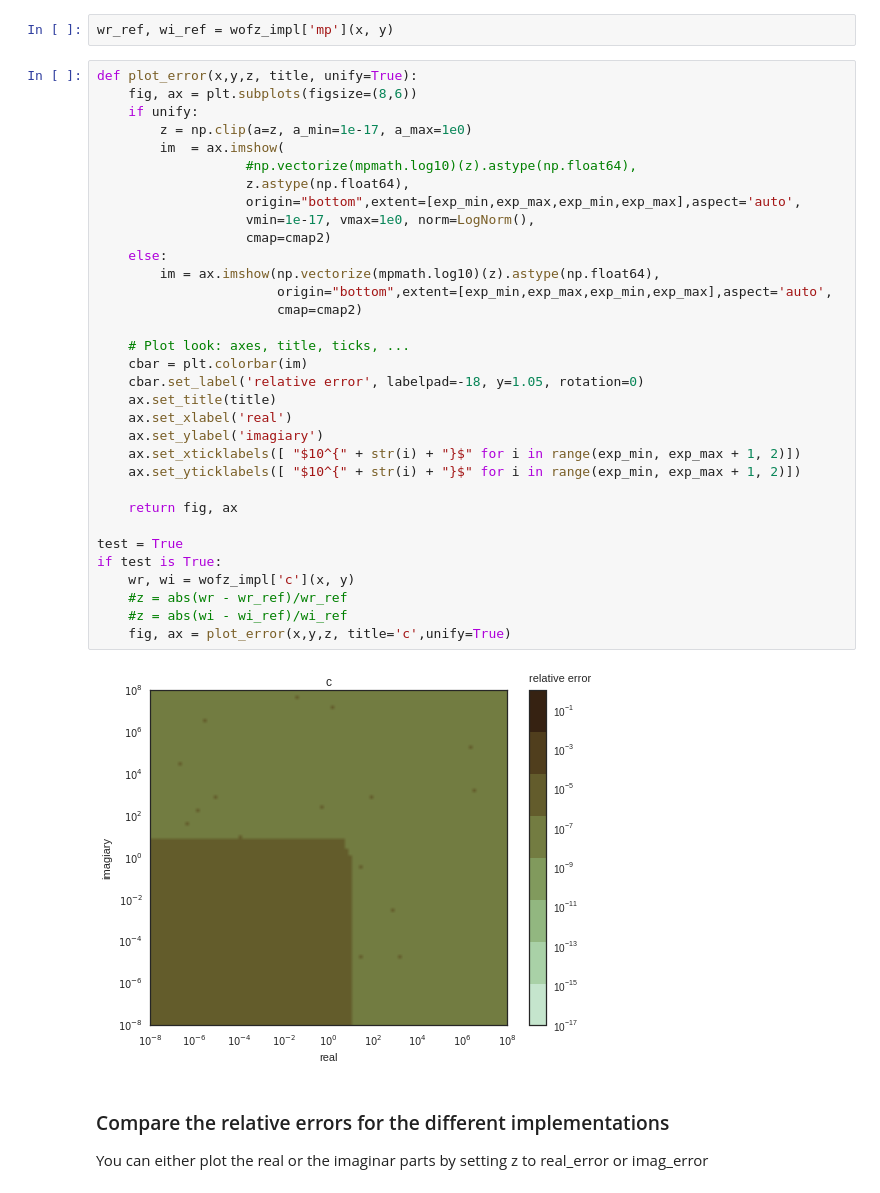
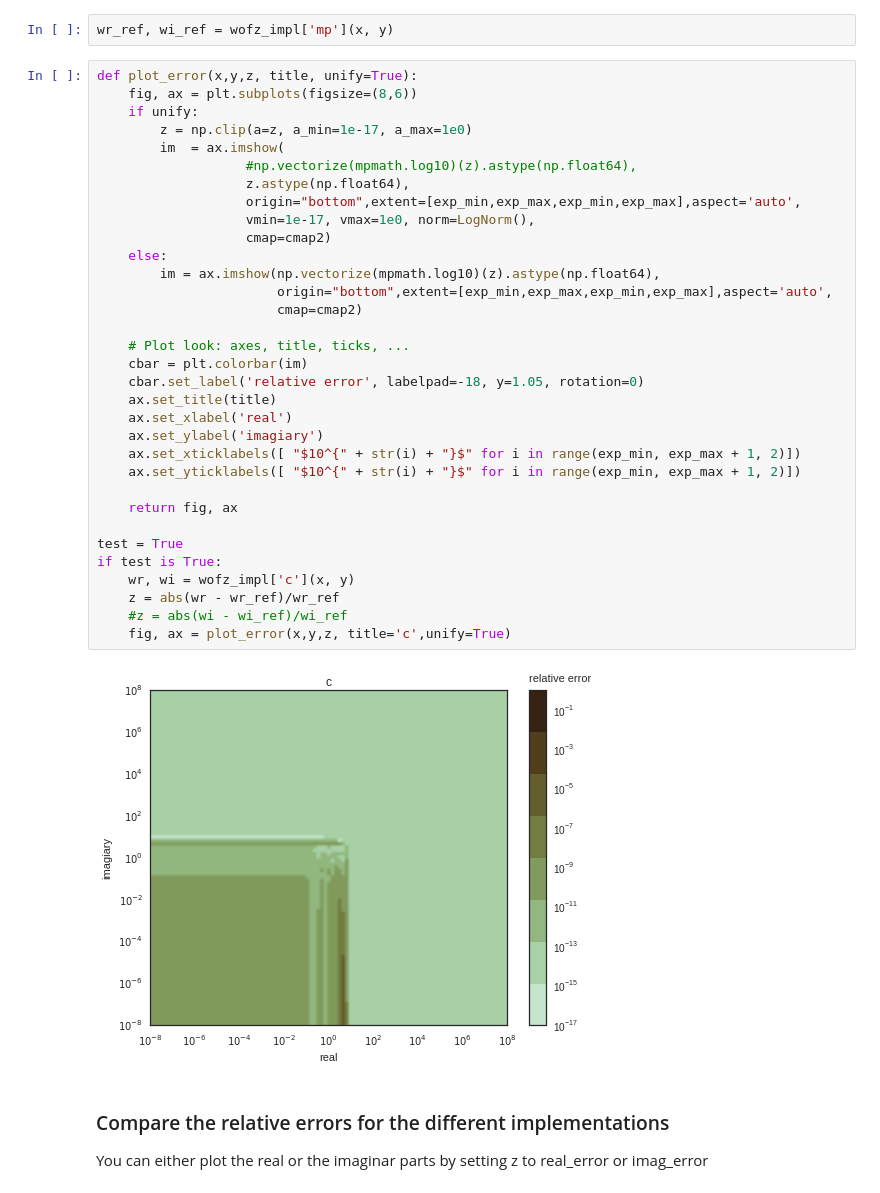
Before and after one commit to martinschwinzerl/faddeevas, a Jupyter notebook: benchmark.ipynb, the cells around one changed output. Saved outputs shown, nothing was run; the diff lists cells and outputs as text.

```diff
--- a/benchmark.ipynb
+++ b/benchmark.ipynb
@@ -309,35 +309,35 @@ def plot_error(x,y,z, title, unify=True):
     if unify:
         z = np.clip(a=z, a_min=1e-17, a_max=1e0)
         im  = ax.imshow(
                    #np.vectorize(mpmath.log10)(z).astype(np.float64),
                    z.astype(np.float64),
                    origin="bottom",extent=[exp_min,exp_max,exp_min,exp_max],aspect='auto',
                    vmin=1e-17, vmax=1e0, norm=LogNorm(),
                    cmap=cmap2)
     else:
         im = ax.imshow(np.vectorize(mpmath.log10)(z).astype(np.float64),
                        origin="bottom",extent=[exp_min,exp_max,exp_min,exp_max],aspect='auto',
                        cmap=cmap2)
 
     # Plot look: axes, title, ticks, ...
     cbar = plt.colorbar(im)
     cbar.set_label('relative error', labelpad=-18, y=1.05, rotation=0)
     ax.set_title(title)
     ax.set_xlabel('real')
     ax.set_ylabel('imagiary')
     ax.set_xticklabels([ "$10^{" + str(i) + "}$" for i in range(exp_min, exp_max + 1, 2)])
     ax.set_yticklabels([ "$10^{" + str(i) + "}$" for i in range(exp_min, exp_max + 1, 2)])
 
     return fig, ax
 
 test = True
 if test is True:
     wr, wi = wofz_impl['c'](x, y)
-    #z = abs(wr - wr_ref)/wr_ref
+    z = abs(wr - wr_ref)/wr_ref
     #z = abs(wi - wi_ref)/wi_ref
     fig, ax = plot_error(x,y,z, title='c',unify=True)
 # %% [output]
-[figure, old version]
+[figure, new version]
 # %% [markdown]
 ### Compare the relative errors for the different implementations
 You can either plot the real or the imaginar parts by setting z to real_error or imag_error
```
Also changed, not shown: parts of 4 cells of this notebook.
